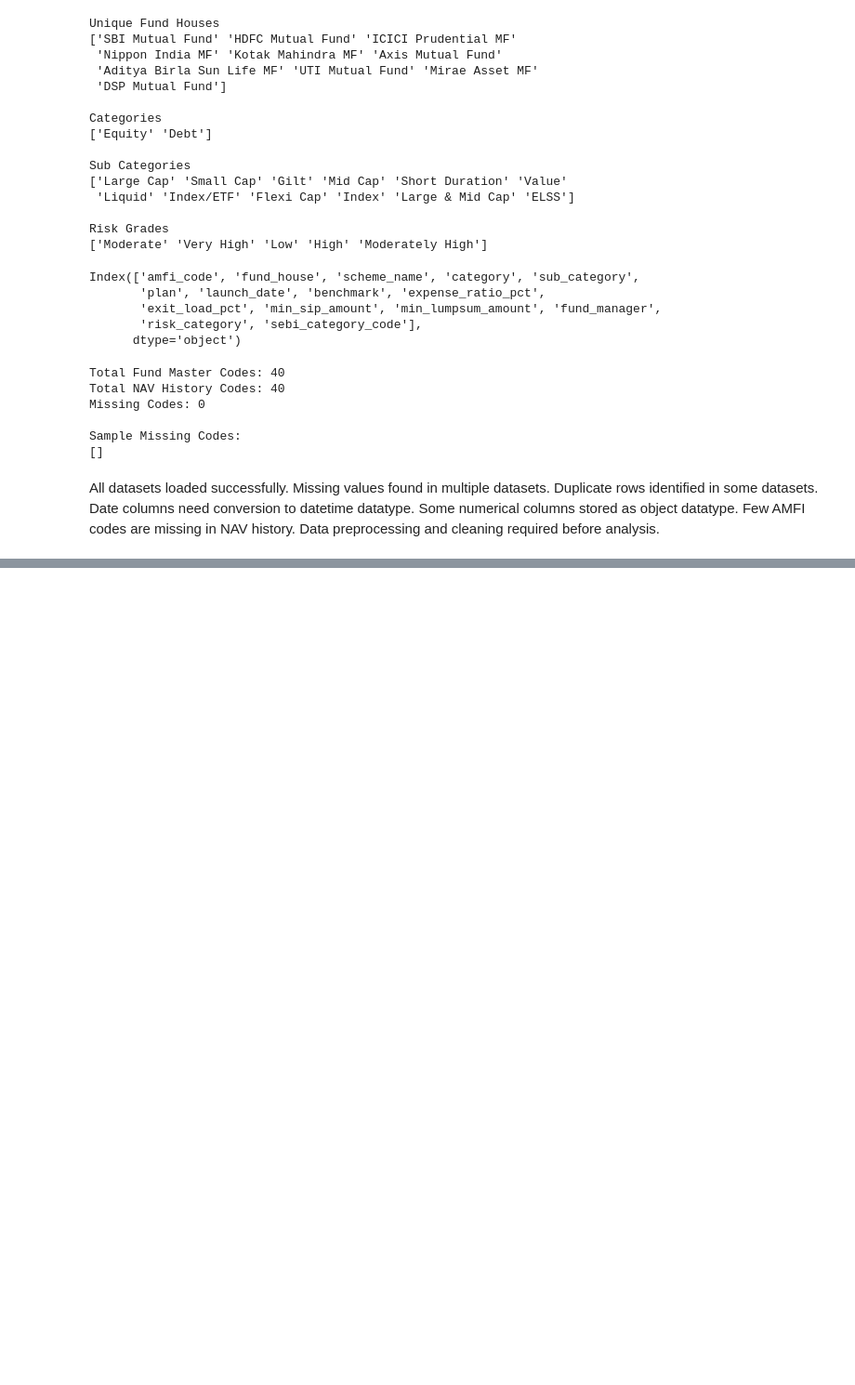
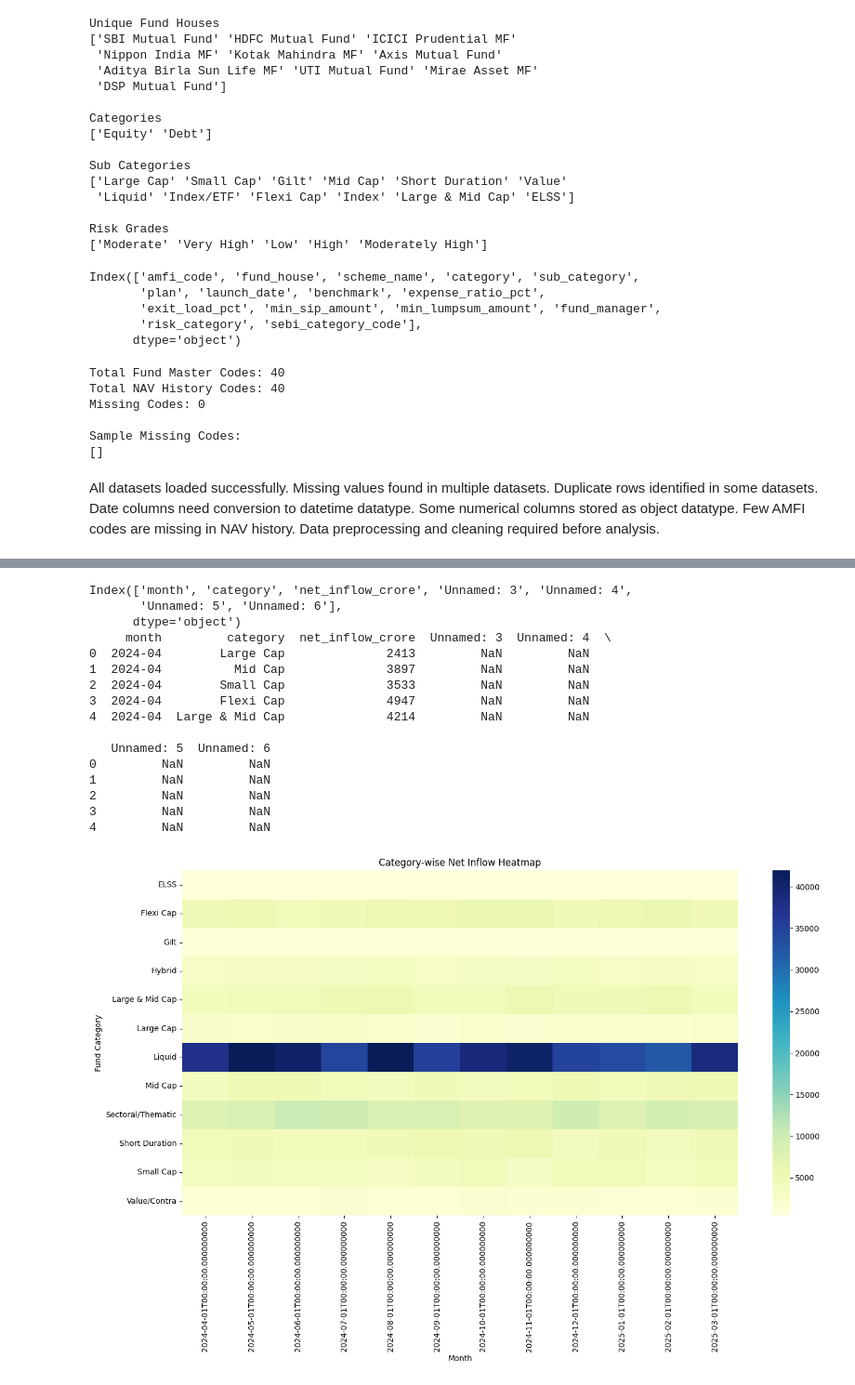
Before and after one commit to chitranjansahu00298-droid/mutual_fund_analysis, a Jupyter notebook: notebooks/day1_data_ingestion.ipynb, the cells around one changed output, grey strips where cells are left out. Shown at 93% size. Drawn from its saved outputs; the diff is of its cells as text; code cells hidden in the pictures; blank space fills up the shorter version.

```diff
--- a/notebooks/day1_data_ingestion.ipynb
+++ b/notebooks/day1_data_ingestion.ipynb
@@ -268,0 +492,74 @@ Data preprocessing and cleaning required before analysis.
+# %%
+# -----------------------------------
+# Create Category DataFrame
+# -----------------------------------
+
+category = loaded_data['category_inflows']
+
+# -----------------------------------
+# Check Columns
+# -----------------------------------
+
+print(category.columns)
+
+print(category.head())
+
+# -----------------------------------
+# Convert Month Column
+# -----------------------------------
+
+category['month'] = pd.to_datetime(
+    category['month'],
+    errors='coerce'
+)
+
+# -----------------------------------
+# Create Pivot Table
+# -----------------------------------
+
+pivot_df = category.pivot_table(
+    index='category',
+    columns='month',
+    values='net_inflow_crore'
+)
+
+# -----------------------------------
+# Plot Heatmap
+# -----------------------------------
+
+plt.figure(figsize=(16,8))
+
+sns.heatmap(
+    pivot_df,
+    cmap='YlGnBu'
+)
+
+# -----------------------------------
+# Chart Title
+# -----------------------------------
+
+plt.title("Category-wise Net Inflow Heatmap")
+
+plt.xlabel("Month")
+
+plt.ylabel("Fund Category")
+
+plt.show()
+# %% [output]
+Index(['month', 'category', 'net_inflow_crore', 'Unnamed: 3', 'Unnamed: 4',
+       'Unnamed: 5', 'Unnamed: 6'],
+      dtype='object')
+     month         category  net_inflow_crore  Unnamed: 3  Unnamed: 4  \
+0  2024-04        Large Cap              2413         NaN         NaN
+1  2024-04          Mid Cap              3897         NaN         NaN
+2  2024-04        Small Cap              3533         NaN         NaN
+3  2024-04        Flexi Cap              4947         NaN         NaN
+4  2024-04  Large & Mid Cap              4214         NaN         NaN
+
+   Unnamed: 5  Unnamed: 6
+0         NaN         NaN
+1         NaN         NaN
+2         NaN         NaN
+3         NaN         NaN
+4         NaN         NaN
+[figure, added]
```
Also changed, not shown: parts of 21 cells of this notebook, 12 other files.
